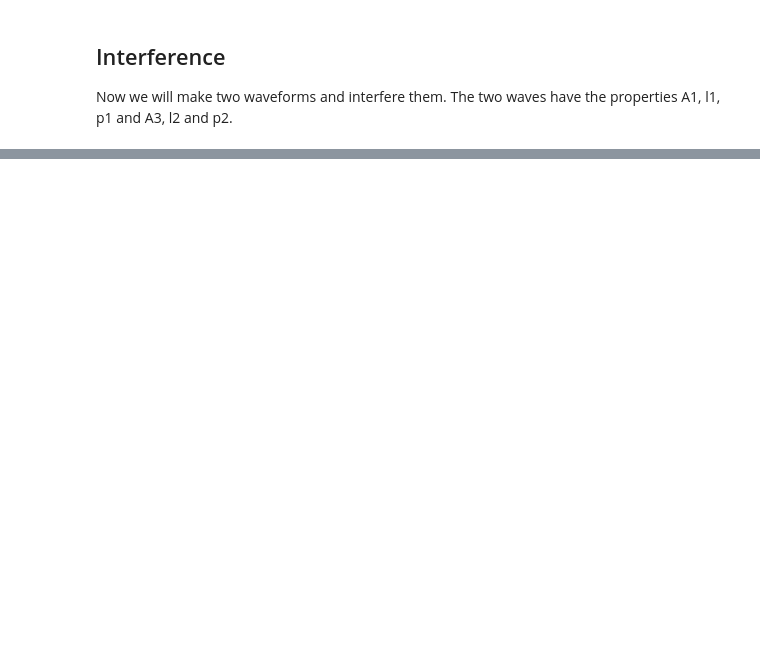
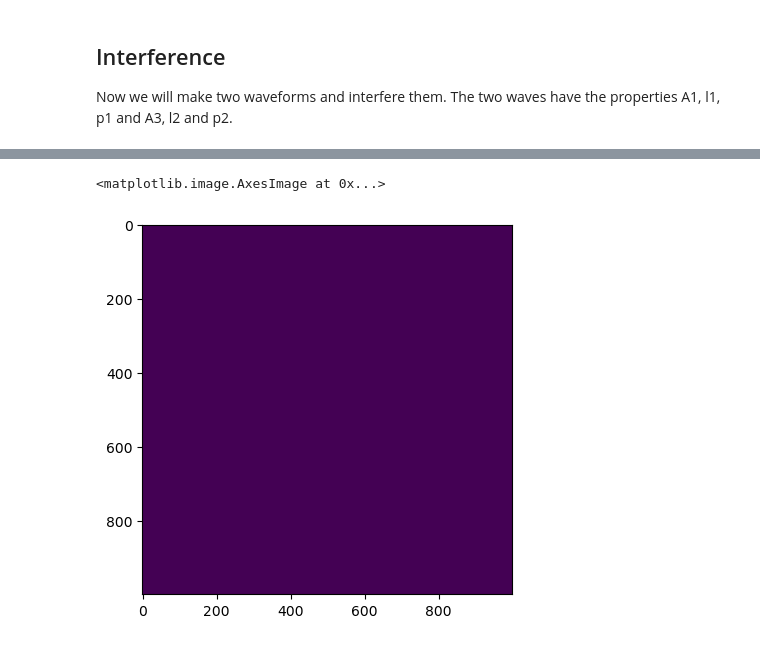
Before and after one commit to edinburgh-university-OOSA/active_sensing, a Jupyter notebook: radar_phase/radar_phase.ipynb, the cells around one changed output, grey strips where cells are left out. Cells and saved outputs as stored; diff of their text form; code cells hidden in the pictures; blank space fills up the shorter version.

```diff
--- a/radar_phase/radar_phase.ipynb
+++ b/radar_phase/radar_phase.ipynb
@@ -74,0 +79,62 @@ plotThreeWaves(x,y1,y2,yI)
+# %%
+# define the number of EM sources and the total extent they are spread over (D, aperture size)
+N=1
+D=0.5
+
+# define the EM properties. Phase is the total phase shift from one end to the other
+A=1.0   # amplitude
+l=0.2   # wavelength in metres
+p=0.0   # phase in degrees between the two ends
+
+
+
+# set image size
+imWidth=l*100.0
+res=l/10
+nX=int(imWidth//res)
+nY=int(imWidth//res)
+fieldS=np.zeros((nX,nY),dtype=float)
+
+# this function places the emitters
+def placeEmitters(N,D,imWidth,A,l,p):
+
+    emitters=np.zeros(N,dtype=emitter)
+
+    for i in range(0,N):
+        y=imWidth/2.0+i*D/N
+        x=0.0
+        tP=i*p/N
+        emitters[i]=emitter(A,l,tP,x,y)
+
+    return(emitters)
+
+
+class emitter():
+    '''class to hold emitters'''
+
+    def __init__(self,A,l,tP,x,y):
+        '''Class initialiser'''
+        self.A=A
+        self.l=l
+        self.p=tP
+        self.x=x
+        self.y=y
+
+    def calcDistance():
+        '''Calculate distance from emitter to all pixels'''
+        #dists=
+
+
+
+# place the emitters
+emitters=placeEmitters(N,D,imWidth,A,l,p)
+# loop over emitters and add up field
+
+#for i in range(0,N):
+
+
+# plot
+plt.imshow(fieldS)
+# %% [output]
+<matplotlib.image.AxesImage at 0x...>
+[figure, added]
```
Also changed, not shown: parts of 4 cells of this notebook.
